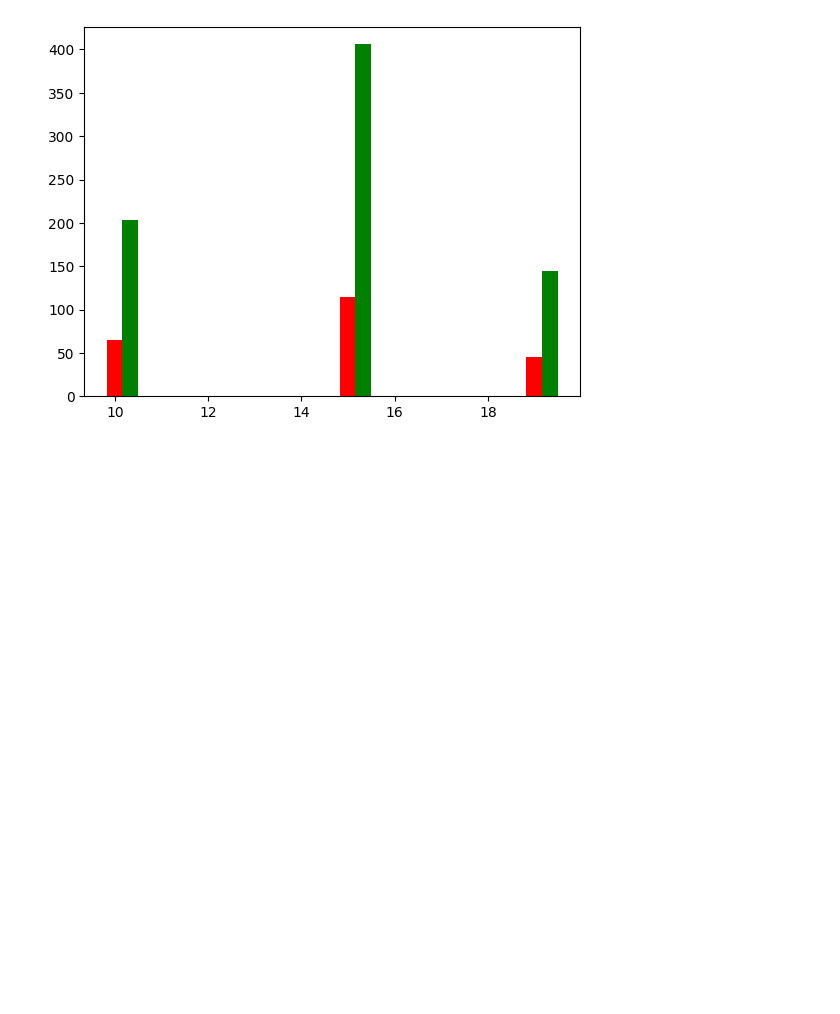
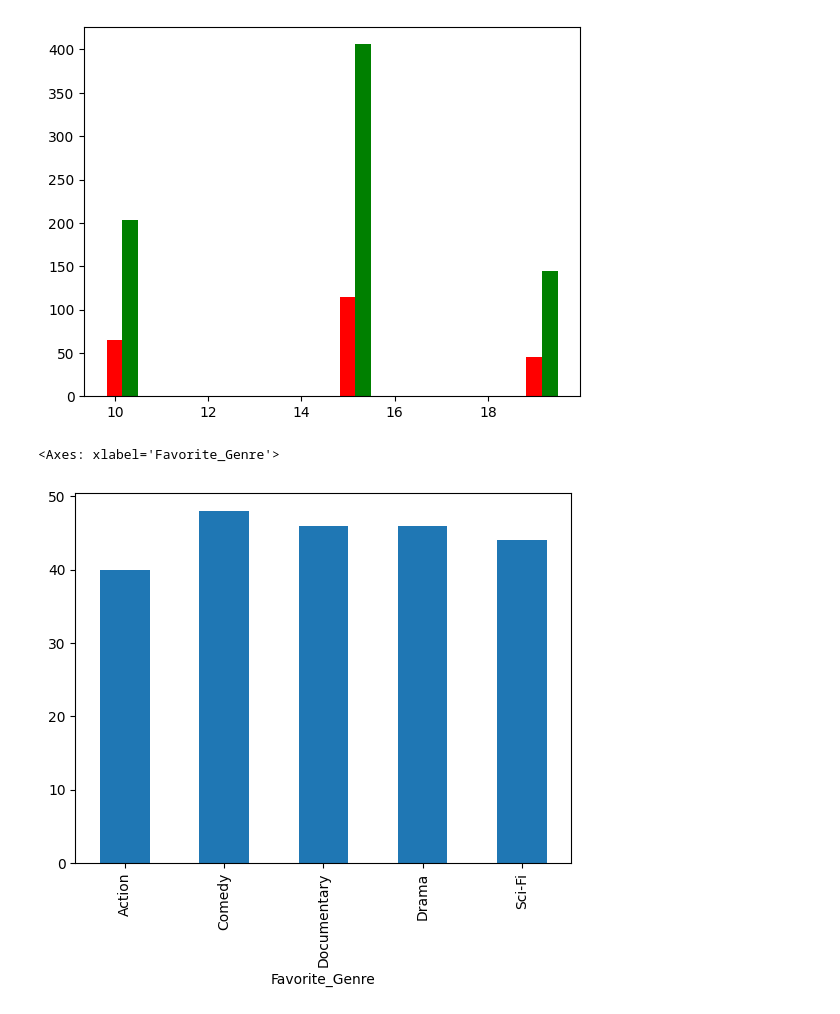
Before and after one commit to Tiffany-tianfei/StudyNotes, a Jupyter notebook: assignment-1.ipynb, the cells around one changed output. Cells and saved outputs as stored; diff of their text form; code cells hidden in the pictures; blank space fills up the shorter version.

```diff
--- a/assignment-1.ipynb
+++ b/assignment-1.ipynb
@@ -272,3 +272,8 @@ ax.bar(b_bins[:-1]+width, b_heights, width=width, color={"green":"Stayed"})
 # %% [output]
 <BarContainer object of 10 artists>
 [figure]
+# %%
+df_churned.groupby('Favorite_Genre').size().plot(kind='bar')
+# %% [output]
+<Axes: xlabel='Favorite_Genre'>
+[figure, added]
```
Also changed, not shown: parts of 1 cell of this notebook.
